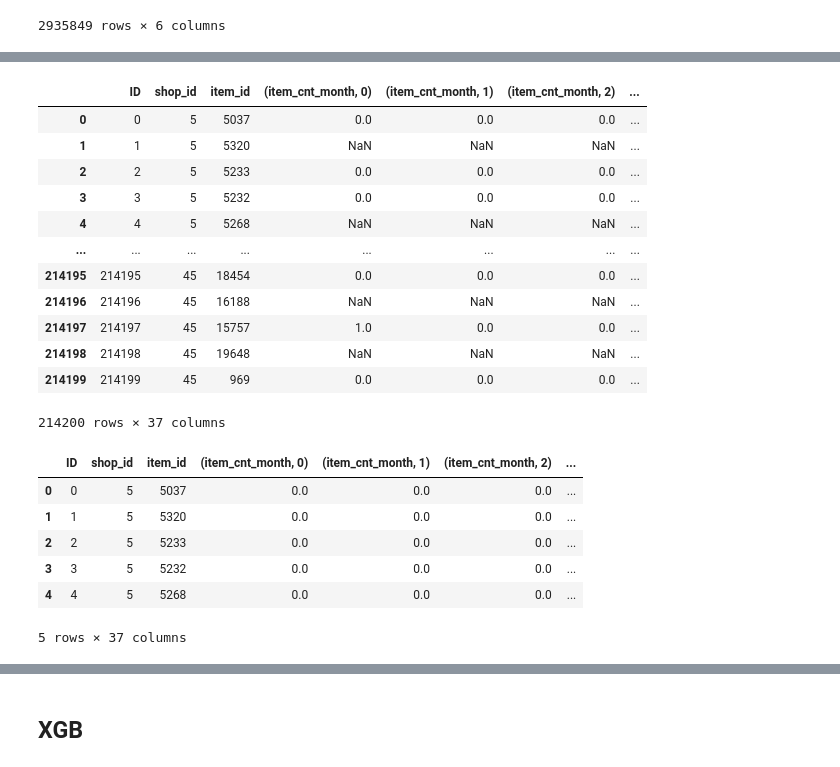
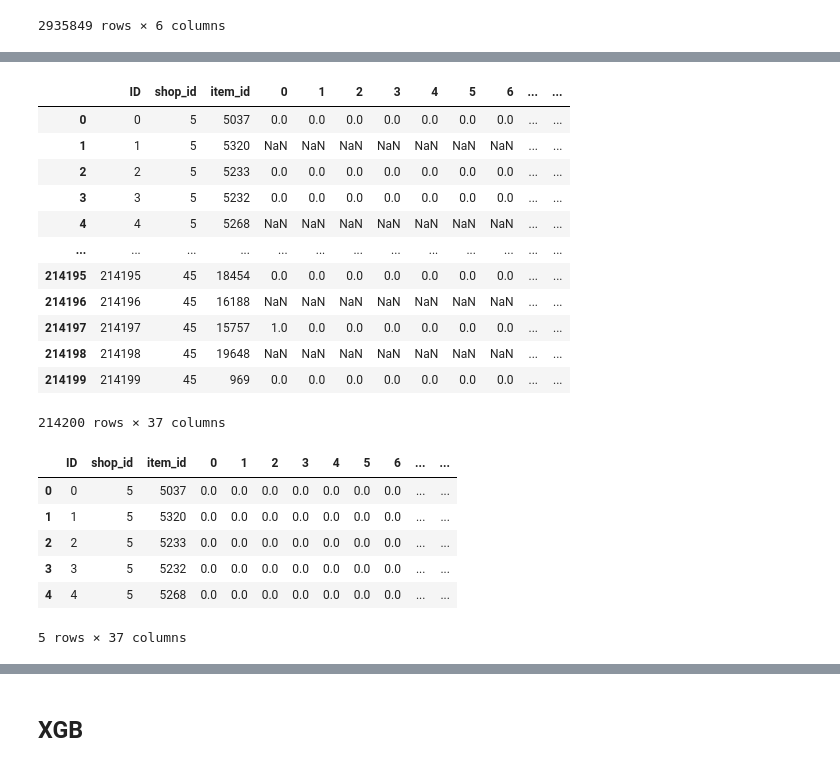
Before and after one commit to SabeehRaza-DS/FutureSales_Project, a Jupyter notebook: ML_XGB_LGBM_LSTM.ipynb, the cells around one changed output, grey strips where cells are left out. Saved outputs shown, nothing was run; the diff lists cells and outputs as text; code cells hidden in the pictures.

```diff
--- a/ML_LSTM.ipynb
+++ b/ML_XGB_LGBM_LSTM.ipynb
@@ -58,2 +48,0 @@ dtype: object
-# %%
-df_tr.rename({'item_cnt_day': 'item_cnt_month'}, axis=1, inplace=True)
@@ -63,6 +71,6 @@ df_tr.rename({'item_cnt_day': 'item_cnt_month'}, axis=1, inplace=True)
 # That why we made shop_id and item_id our indices and date_block_num our column
 # the value we want is item_cnt_day and used sum as aggregating function
 
-dataset = df_tr.pivot_table(index = ['shop_id','item_id'],values = ['item_cnt_month'],columns = ['date_block_num'],fill_value = 0,aggfunc='sum')
-dataset
+data = df_tr.pivot_table(index=['shop_id','item_id'], values = 'item_cnt_day', columns = 'date_block_num', fill_value = 0, aggfunc='sum').reset_index()
+data
 # %% [output]
@@ -88,22 +90,22 @@ dataset.reset_index(inplace = True)
 # %%
 # Now we will merge our pivot table with the test_data because we want to keep the data of items we have
 # predict
 
-dataset = pd.merge(df_te,dataset,on = ['item_id','shop_id'],how = 'left')
+dataset = pd.merge(df_te,data,on = ['item_id','shop_id'],how = 'left')
 dataset
 # %% [output]
-|  | ID | shop_id | item_id | (item_cnt_month, 0) | (item_cnt_month, 1) | (item_cnt_month, 2) | ... |
-| 0 | 0 | 5 | 5037 | 0.0 | 0.0 | 0.0 | ... |
-| 1 | 1 | 5 | 5320 | NaN | NaN | NaN | ... |
-| 2 | 2 | 5 | 5233 | 0.0 | 0.0 | 0.0 | ... |
-| 3 | 3 | 5 | 5232 | 0.0 | 0.0 | 0.0 | ... |
-| 4 | 4 | 5 | 5268 | NaN | NaN | NaN | ... |
-| ... | ... | ... | ... | ... | ... | ... | ... |
-| 214195 | 214195 | 45 | 18454 | 0.0 | 0.0 | 0.0 | ... |
-| 214196 | 214196 | 45 | 16188 | NaN | NaN | NaN | ... |
-| 214197 | 214197 | 45 | 15757 | 1.0 | 0.0 | 0.0 | ... |
-| 214198 | 214198 | 45 | 19648 | NaN | NaN | NaN | ... |
-| 214199 | 214199 | 45 | 969 | 0.0 | 0.0 | 0.0 | ... |
+|  | ID | shop_id | item_id | 0 | 1 | 2 | 3 | 4 | 5 | 6 | ... | ... |
+| 0 | 0 | 5 | 5037 | 0.0 | 0.0 | 0.0 | 0.0 | 0.0 | 0.0 | 0.0 | ... | ... |
+| 1 | 1 | 5 | 5320 | NaN | NaN | NaN | NaN | NaN | NaN | NaN | ... | ... |
+| 2 | 2 | 5 | 5233 | 0.0 | 0.0 | 0.0 | 0.0 | 0.0 | 0.0 | 0.0 | ... | ... |
+| 3 | 3 | 5 | 5232 | 0.0 | 0.0 | 0.0 | 0.0 | 0.0 | 0.0 | 0.0 | ... | ... |
+| 4 | 4 | 5 | 5268 | NaN | NaN | NaN | NaN | NaN | NaN | NaN | ... | ... |
+| ... | ... | ... | ... | ... | ... | ... | ... | ... | ... | ... | ... | ... |
+| 214195 | 214195 | 45 | 18454 | 0.0 | 0.0 | 0.0 | 0.0 | 0.0 | 0.0 | 0.0 | ... | ... |
+| 214196 | 214196 | 45 | 16188 | NaN | NaN | NaN | NaN | NaN | NaN | NaN | ... | ... |
+| 214197 | 214197 | 45 | 15757 | 1.0 | 0.0 | 0.0 | 0.0 | 0.0 | 0.0 | 0.0 | ... | ... |
+| 214198 | 214198 | 45 | 19648 | NaN | NaN | NaN | NaN | NaN | NaN | NaN | ... | ... |
+| 214199 | 214199 | 45 | 969 | 0.0 | 0.0 | 0.0 | 0.0 | 0.0 | 0.0 | 0.0 | ... | ... |
 214200 rows × 37 columns
 # %%
 # lets fill all NaN values with 0
@@ -111,12 +113,12 @@ dataset.fillna(0,inplace = True)
 # lets check our data now
 dataset.head()
 # %% [output]
-|  | ID | shop_id | item_id | (item_cnt_month, 0) | (item_cnt_month, 1) | (item_cnt_month, 2) | ... |
-| 0 | 0 | 5 | 5037 | 0.0 | 0.0 | 0.0 | ... |
-| 1 | 1 | 5 | 5320 | 0.0 | 0.0 | 0.0 | ... |
-| 2 | 2 | 5 | 5233 | 0.0 | 0.0 | 0.0 | ... |
-| 3 | 3 | 5 | 5232 | 0.0 | 0.0 | 0.0 | ... |
-| 4 | 4 | 5 | 5268 | 0.0 | 0.0 | 0.0 | ... |
+|  | ID | shop_id | item_id | 0 | 1 | 2 | 3 | 4 | 5 | 6 | ... | ... |
+| 0 | 0 | 5 | 5037 | 0.0 | 0.0 | 0.0 | 0.0 | 0.0 | 0.0 | 0.0 | ... | ... |
+| 1 | 1 | 5 | 5320 | 0.0 | 0.0 | 0.0 | 0.0 | 0.0 | 0.0 | 0.0 | ... | ... |
+| 2 | 2 | 5 | 5233 | 0.0 | 0.0 | 0.0 | 0.0 | 0.0 | 0.0 | 0.0 | ... | ... |
+| 3 | 3 | 5 | 5232 | 0.0 | 0.0 | 0.0 | 0.0 | 0.0 | 0.0 | 0.0 | ... | ... |
+| 4 | 4 | 5 | 5268 | 0.0 | 0.0 | 0.0 | 0.0 | 0.0 | 0.0 | 0.0 | ... | ... |
 5 rows × 37 columns
 # %%
 # we will drop shop_id and item_id because we do not need them
```
Also changed, not shown: parts of 20 cells of this notebook.
